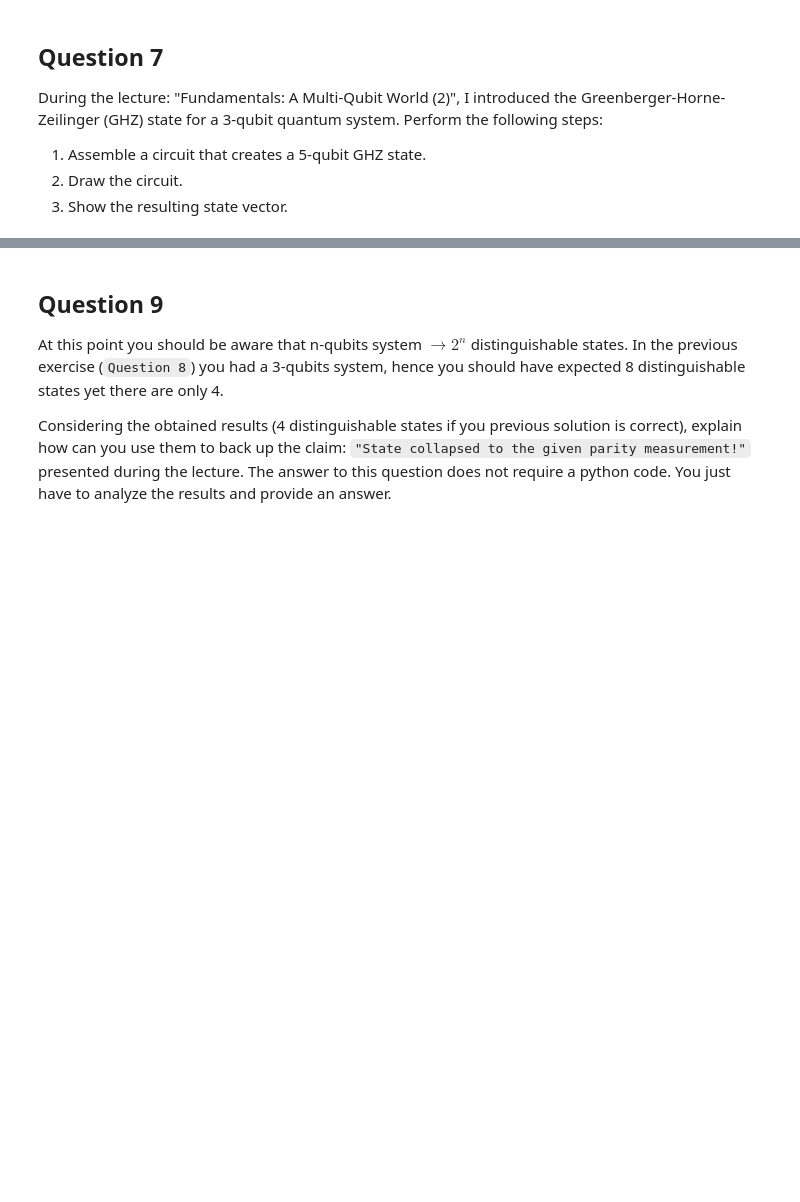
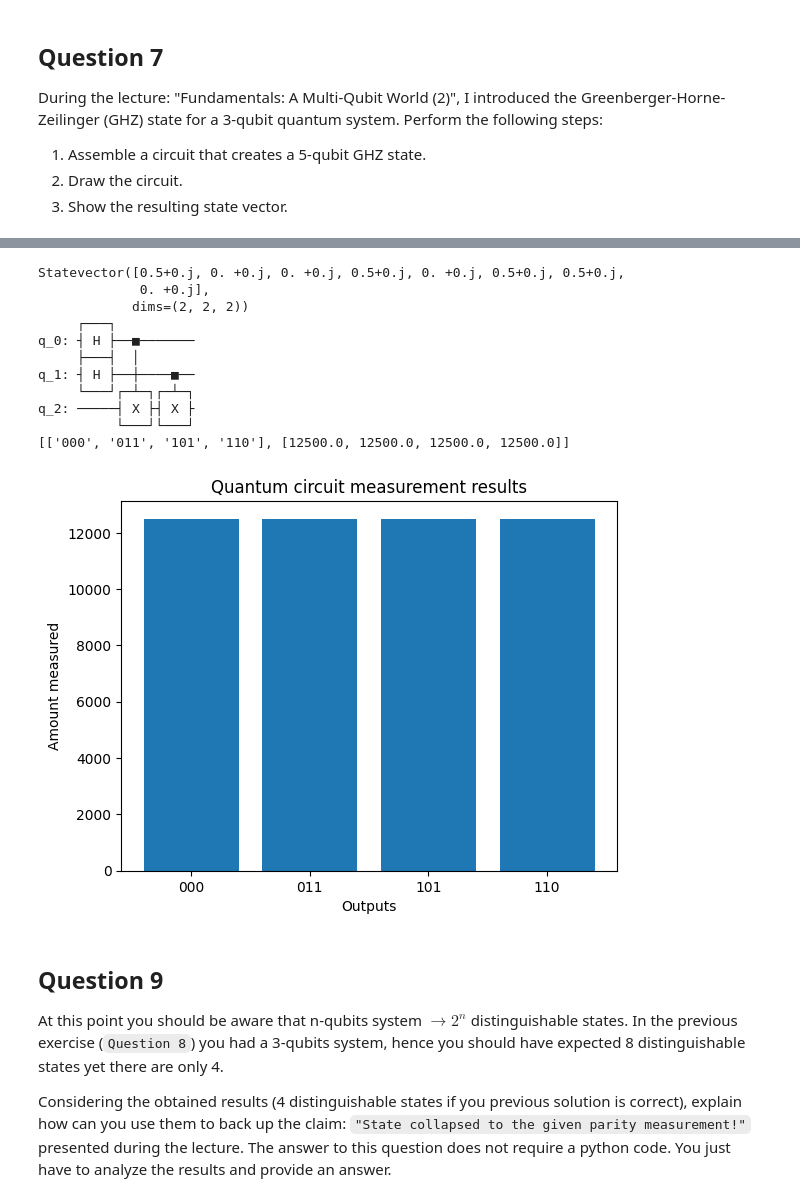
Before and after one commit to Lilith207/PythonForQuantum, a Jupyter notebook: Introduction/Assignment 5/QCI - Assignment5.ipynb, the cells around one changed output, grey strips where cells are left out. Drawn from its saved outputs; the diff is of its cells as text; code cells hidden in the pictures; blank space fills up the shorter version.

```diff
--- a/Introduction/Assignment 5/QCI - Assignment5.ipynb
+++ b/Introduction/Assignment 5/QCI - Assignment5.ipynb
@@ -126,3 +426,55 @@ NB: The circuit presented during the lecture only measures the `parity qubit` (t
+# %%
+# Solution
+
+import qiskit
+from qiskit_aer import StatevectorSimulator
+import matplotlib.pyplot as PL
+
+def RunSim(cir, trials):
+    RR = [list(StatevectorSimulator().run(circuits=cir).result().get_counts().items()) for i in range(trials)]
+    counts = 0 #^ i would have like to use a different simulator, but i just cant get qiskit figured out
+    for i in RR: #qiskit is a bit of a mess, especially with half of the documentation being outdated
+        for z in range(len(i)):
+            if counts == 0:
+                counts = [[i[z][0]],[i[z][1]]]
+                continue
+            if not counts[0].__contains__(i[z][0]):
+                counts[0].append(i[z][0])
+                counts[1].append(i[z][1])
+            else:
+                index = counts[0].index(i[z][0])
+                counts[1][index] += i[z][1]
+    return counts
+
+QQ = qiskit.QuantumCircuit(3)
+QQ.h(0)
+QQ.h(1)
+QQ.cx(0,2)
+QQ.cx(1,2)
+print(qiskit.quantum_info.Statevector(QQ))
+print(QQ)
+
+res = RunSim(QQ, 50000)
+print(res)
+
+PL.bar(res[0], res[1])
+PL.ylabel("Amount measured")
+PL.xlabel('Outputs')
+PL.title("Quantum circuit measurement results")
+PL.show()
+# %% [output]
+Statevector([0.5+0.j, 0. +0.j, 0. +0.j, 0.5+0.j, 0. +0.j, 0.5+0.j, 0.5+0.j,
+             0. +0.j],
+            dims=(2, 2, 2))
+     ┌───┐
+q_0: ┤ H ├──■───────
+     ├───┤  │
+q_1: ┤ H ├──┼────■──
+     └───┘┌─┴─┐┌─┴─┐
+q_2: ─────┤ X ├┤ X ├
+          └───┘└───┘
+[['000', '011', '101', '110'], [12500.0, 12500.0, 12500.0, 12500.0]]
+[figure, added]
 # %% [markdown]
 ## Question 9
 
```
Also changed, not shown: parts of 17 cells of this notebook.
